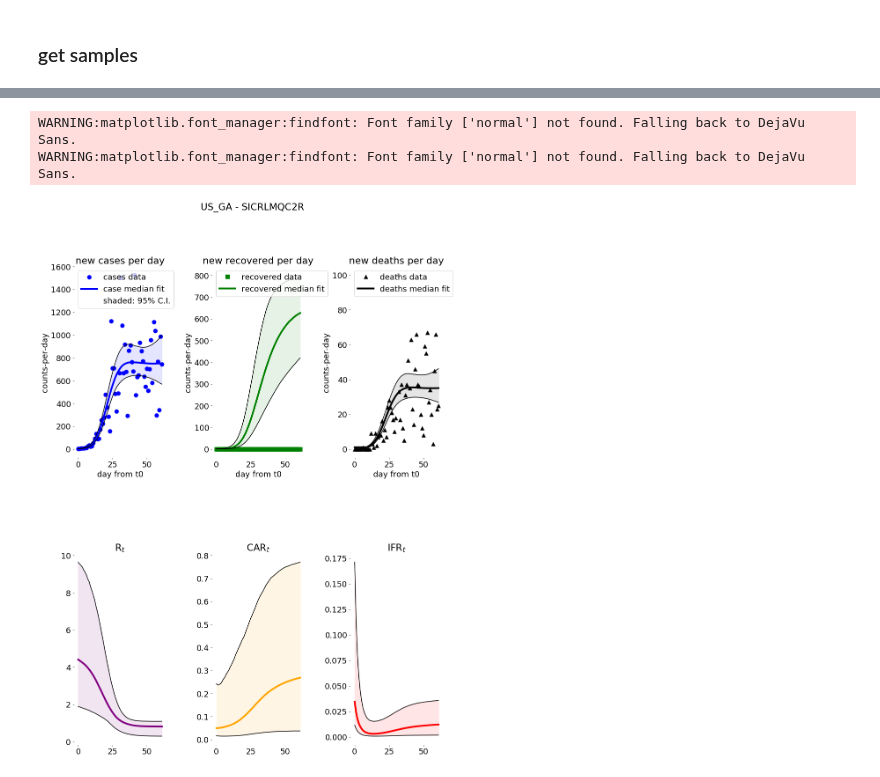
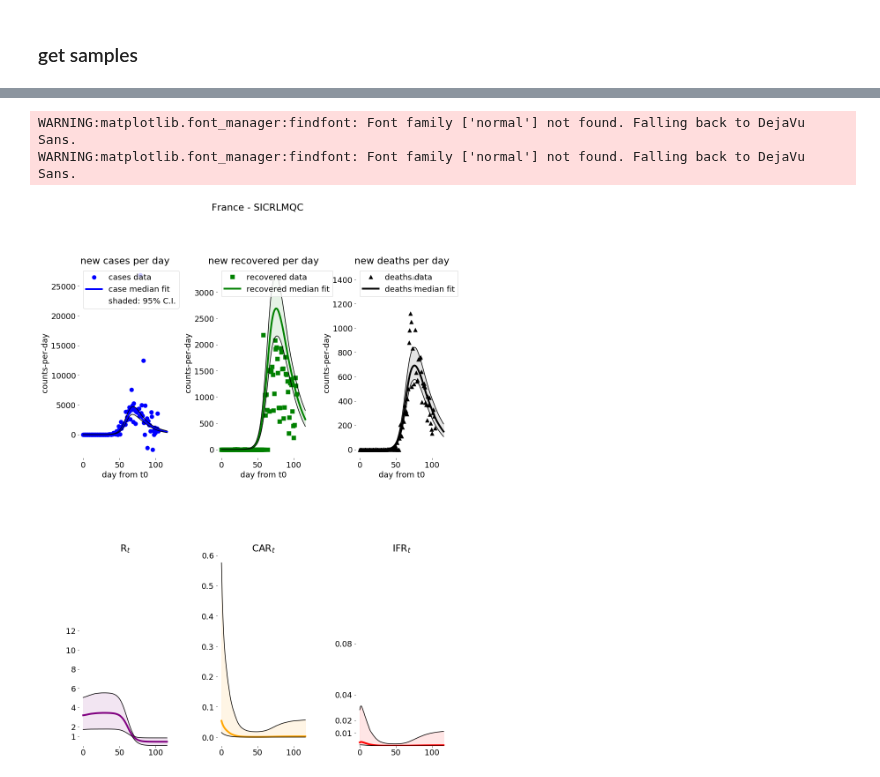
Before and after one commit to ccc1685/covid-19, a Jupyter notebook: notebooks/plot_single_region_timeseries.ipynb, the cells around one changed output, grey strips where cells are left out. Cells and saved outputs as stored; diff of their text form; code cells hidden in the pictures.

Commit message:
figure notebooks

```diff
--- a/notebooks/plot_single_region_timeseries.ipynb
+++ b/notebooks/plot_single_region_timeseries.ipynb
@@ -9,6 +9,6 @@ import niddk_covid_sicr as ncs
 # %% [markdown]
 ### Define ROI
 # %%
-roi = 'US_GA'
+roi = 'France'
 # %% [markdown]
 ### Define paths and other
@@ -20,3 +15,8 @@ fits_path =
+# %%
+model_name = 'SICRLMQC'
+models_path = '../models/'
+casepath = '/Users/aavattikutis/Box/covid-19_share/data/covidtimeseries_'
+fits_path = '/Users/aavattikutis/Documents/epidemicmodel/cccruns/fits/fit10/'
 # %%
 %matplotlib inline
 
@@ -154,34 +179,40 @@ Rt = zeros((nsamples,nobs))
 CARt = zeros((nsamples,nobs))
 IFRt = zeros((nsamples,nobs))
 
 for i in range(1,nobs+1):
     c[:,i-1] = samples['lambda['+str(i)+',1]']
     r[:,i-1] = samples['lambda['+str(i)+',2]']
     d[:,i-1] = samples['lambda['+str(i)+',3]']
     Rt[:,i-1] = samples['Rt['+str(i)+']']
     CARt[:,i-1] = samples['car['+str(i)+']']
     IFRt[:,i-1] = samples['ifr['+str(i)+']']
 
 lw = 4
 f,ax = subplots(2,3,figsize=(15,20))
 ax = ax.flatten()
 a = 0.1
 x = arange(nobs)
 plot_ts(ax[:3],c,r,d,x)
 
 ax[3].set_title(r'R$_t$')
 plotXt(ax[3],Rt,x,'purple')
+ax[3].set_ylim((0,20))
+ax[3].set_yticks([1,2,4,6,8,10,12])
+
 ax[4].set_title(r'CAR$_t$')
 plotXt(ax[4],CARt,x,'orange')
+
 ax[5].set_title(r'IFR$_t$')
 plotXt(ax[5],IFRt,x,'red')
+ax[5].set_ylim((0,0.15))
+ax[5].set_yticks([0.01,0.02,0.04,0.08])
 
 suptitle(roi + ' - ' + model_name)
 subplots_adjust(wspace=0.5,hspace=0.5)
 # %% [output]
 WARNING:matplotlib.font_manager:findfont: Font family ['normal'] not found. Falling back to DejaVu Sans.
 WARNING:matplotlib.font_manager:findfont: Font family ['normal'] not found. Falling back to DejaVu Sans.
-[figure, old version]
+[figure, new version]
 # %%
 # def fix_date(x):
 #     x = datetime.strftime(datetime.strptime(x, '%m/%d/%y'), '%m/%d/%y')
```
Also changed, not shown: parts of 2 cells of this notebook, 10 other files.
